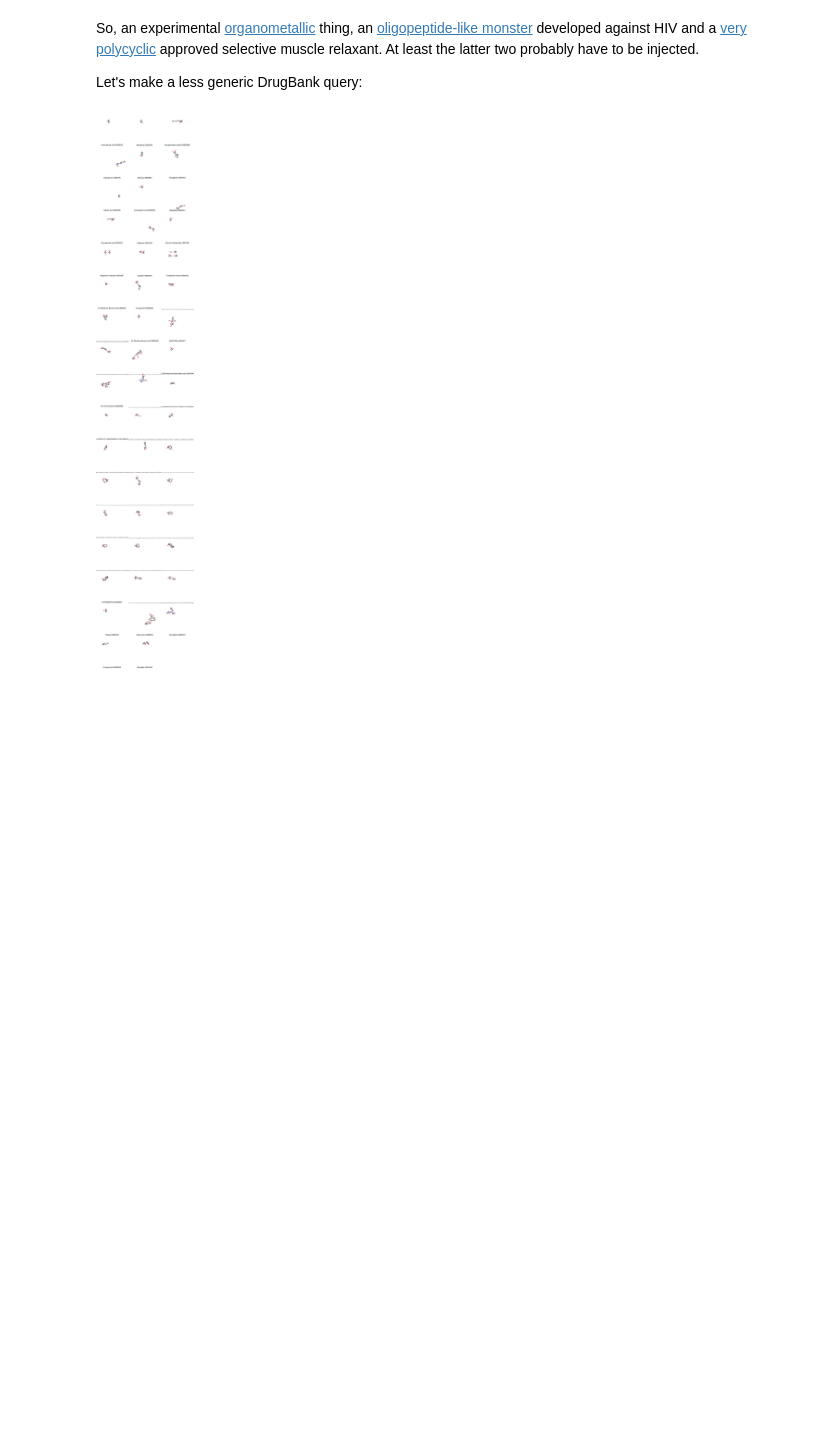
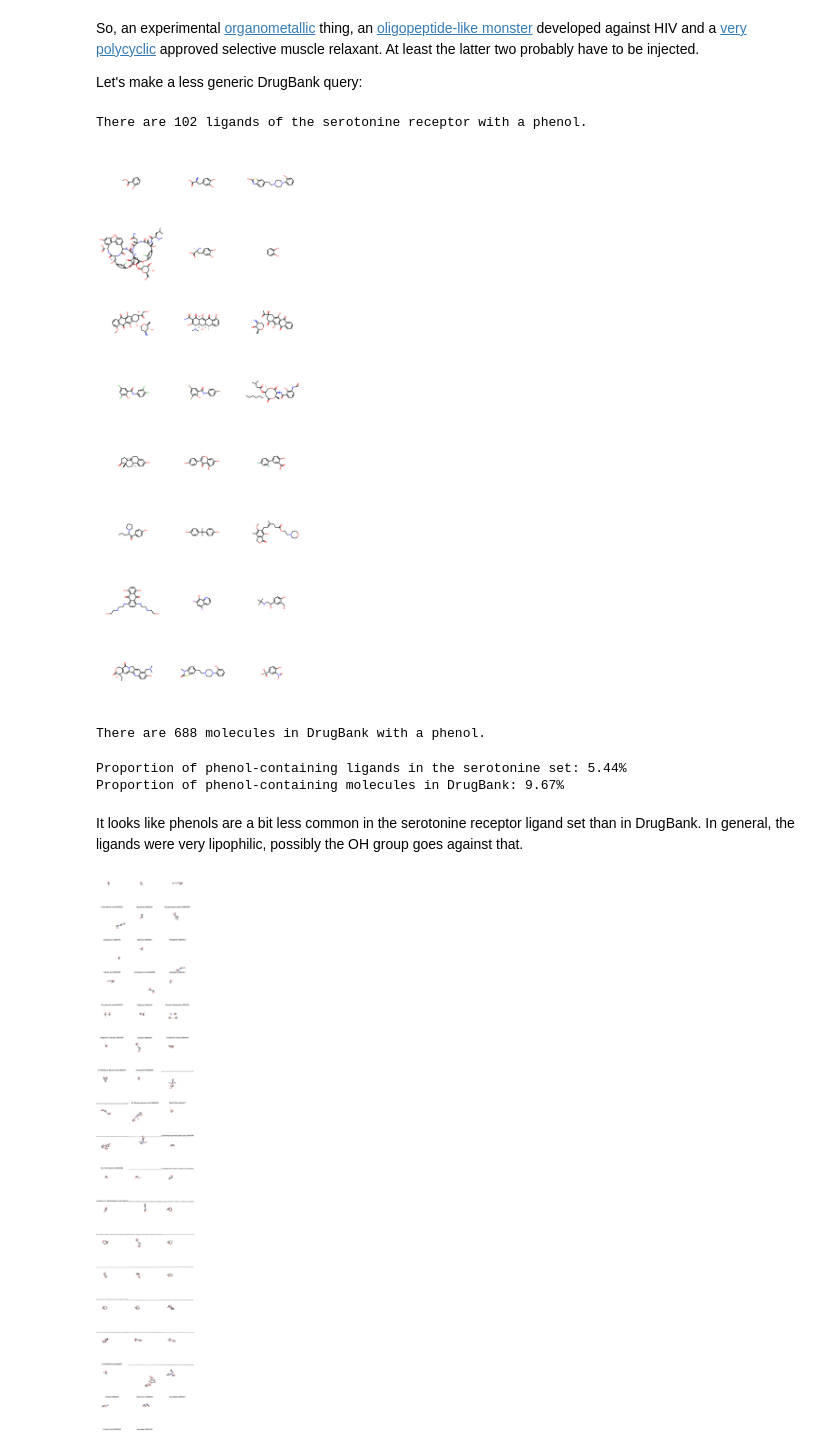
Before and after one commit to lich-uct/cdd2021, a Jupyter notebook: brazdilv/05_substructures_and_filters.ipynb, the cells around one changed output. Saved outputs shown, nothing was run; the diff lists cells and outputs as text; code cells hidden in the pictures; blank space fills up the shorter version.

Commit message:
Add substructure search

```diff
--- a/brazdilv/05_substructures_and_filters.ipynb
+++ b/brazdilv/05_substructures_and_filters.ipynb
@@ -143,6 +143,31 @@ Draw.MolsToGridImage(lots_of_cooh, molsPerRow=1, subImgSize=(500,500),
 So, an experimental [organometallic](https://www.drugbank.ca/drugs/DB02832) thing, an [oligopeptide-like monster](https://www.drugbank.ca/drugs/DB05413) developed against HIV and a [very polycyclic](https://www.drugbank.ca/drugs/DB06206) approved selective muscle relaxant. At least the latter two probably have to be injected.
 
 Let's make a less generic DrugBank query:
+# %%
+phenol_pattern = Chem.MolFromSmarts("[OH]c1ccccc1")
+serotonine_ligands_with_phenol = [m for m in serotonine_ligands if m.HasSubstructMatch(phenyl_pattern)]
+print(f"There are {len(serotonine_ligands_with_phenol)} ligands of the serotonine receptor with a phenol.")
+# %% [output]
+There are 102 ligands of the serotonine receptor with a phenol.
+# %%
+Draw.MolsToGridImage(serotonine_ligands_with_phenol[:24], molsPerRow=3, subImgSize=(300,300) )
+# %% [output]
+[figure, added]
+# %%
+drugbank_mols_with_phenol = [m for m in drugs if m.HasSubstructMatch(phenyl_pattern)]
+print(f"There are {len(drugbank_mols_with_phenol)} molecules in DrugBank with a phenol.")
+# %% [output]
+There are 688 molecules in DrugBank with a phenol.
+# %%
+serotonine_phenol_content = 100 * len(serotonine_ligands_with_phenol) / len(serotonine_ligands)
+print(f"Proportion of phenol-containing ligands in the serotonine set: {serotonine_phenol_content:.2f}%")
+drugbank_phenol_content = 100 * len(drugbank_mols_with_phenol) / len(drugs)
+print(f"Proportion of phenol-containing molecules in DrugBank: {drugbank_phenol_content:.2f}%")
+# %% [output]
+Proportion of phenol-containing ligands in the serotonine set: 5.44%
+Proportion of phenol-containing molecules in DrugBank: 9.67%
+# %% [markdown]
+It looks like phenols are a bit less common in the serotonine receptor ligand set than in DrugBank. In general, the ligands were very lipophilic, possibly the OH group goes against that.
 # %%
 salicylic_acid_pattern = Chem.MolFromSmarts('c1ccc(c(c1)C(=O)O)O')
 # get all salicylic acid derivates from DrugBank
```
Also changed, not shown: parts of 7 cells of this notebook.
